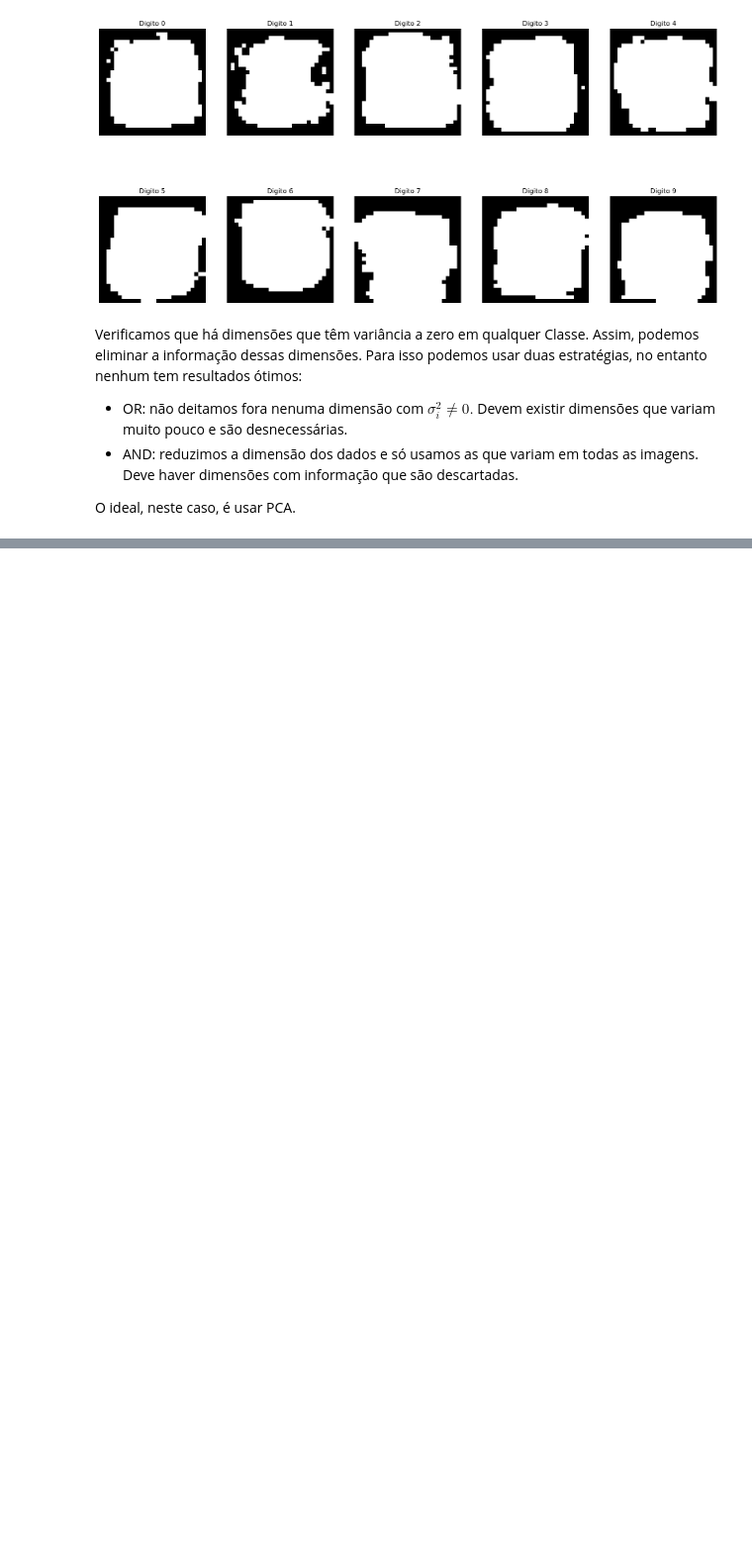
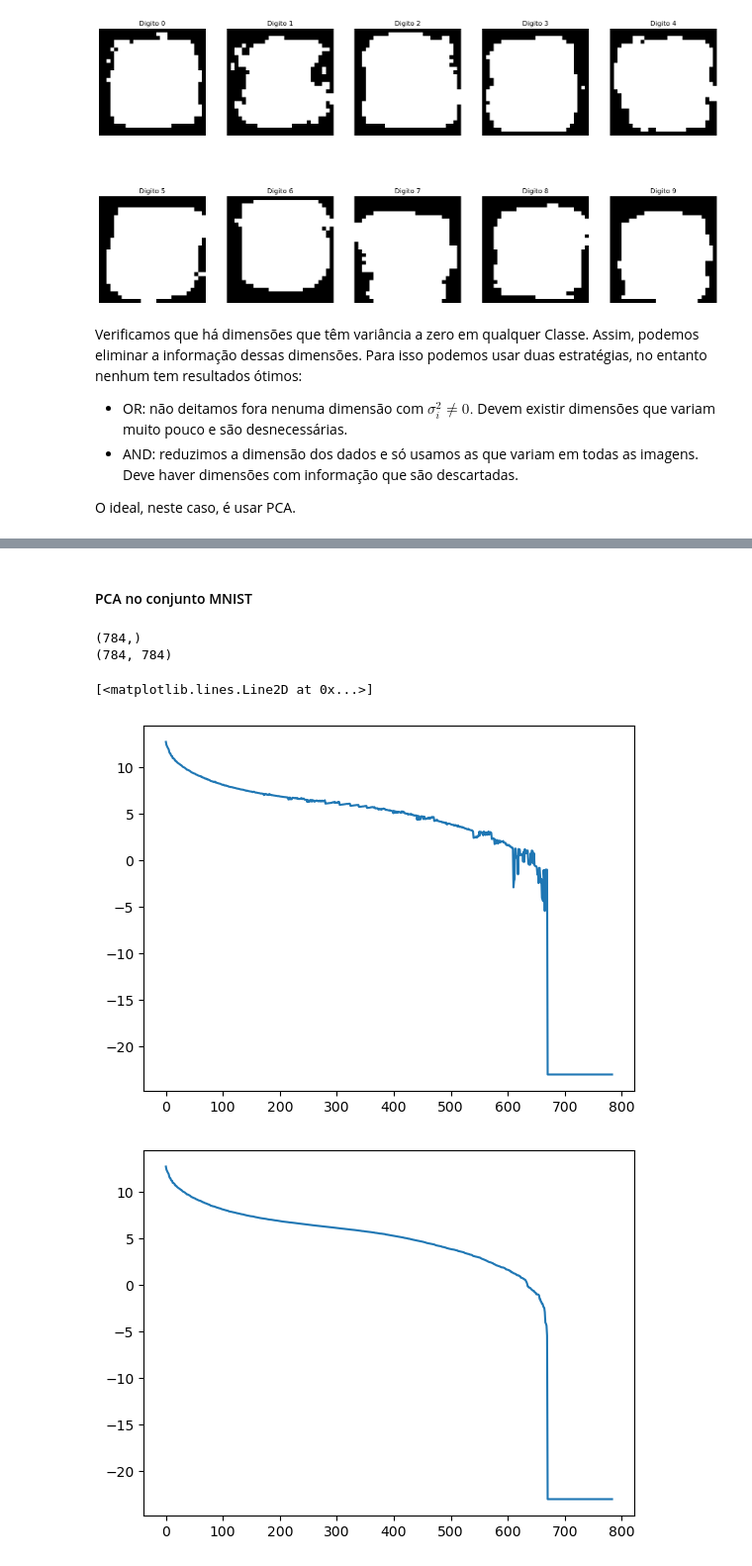
Before and after one commit to AnaSofOliveira/AA-22-23, a Jupyter notebook: Laboratorios/Lab3/Lab3.ipynb, the cells around one changed output, grey strips where cells are left out. Shown at 99% size. Cells and saved outputs as stored; diff of their text form; code cells hidden in the pictures; blank space fills up the shorter version.

```diff
--- a/Laboratorios/Lab3/Lab3.ipynb
+++ b/Laboratorios/Lab3/Lab3.ipynb
@@ -543,0 +562,27 @@ O ideal, neste caso, é usar PCA.
+# %% [markdown]
+#### PCA no conjunto MNIST
+# %%
+Cx = np.cov(X) # Calcular a covariancia dos dados
+u, W = la.eig(Cx) # Obter vetores e valores próprios
+print (u.shape)
+print(W.shape)
+
+# 50 primeiros valores dos valores próprios. Resultados em números complexos, porém a parte imaginária é muito próxima de zero, por isso podemos discarta-la
+#u[:50]
+u = u.real # Obter apenas a parte real dos valores próprios
+
+# Como os valores próprios não estão ordenados, precisamos de ordenar tanto os valores próprios como os vetores próprios
+plt.plot(np.log(u + 1e-10)) # Podemos ver que os valores não estão ordenados através dos altos e baixos no gráfico do logaritmo dos valores próprios
+
+idx = np.argsort(-u) # -u para ordenar de forma descendente
+u = u[idx]
+W = W[:, idx]
+
+plt.figure()
+plt.plot(np.log(u + 1e-10)) # se somar + 1e-10 já consigo ver todos os valores no gráfico e sem erros
+# %% [output]
+(784,)
+(784, 784)
+[<matplotlib.lines.Line2D at 0x...>]
+[figure, added]
+[figure, added]
```
Also changed, not shown: parts of 4 cells of this notebook.
